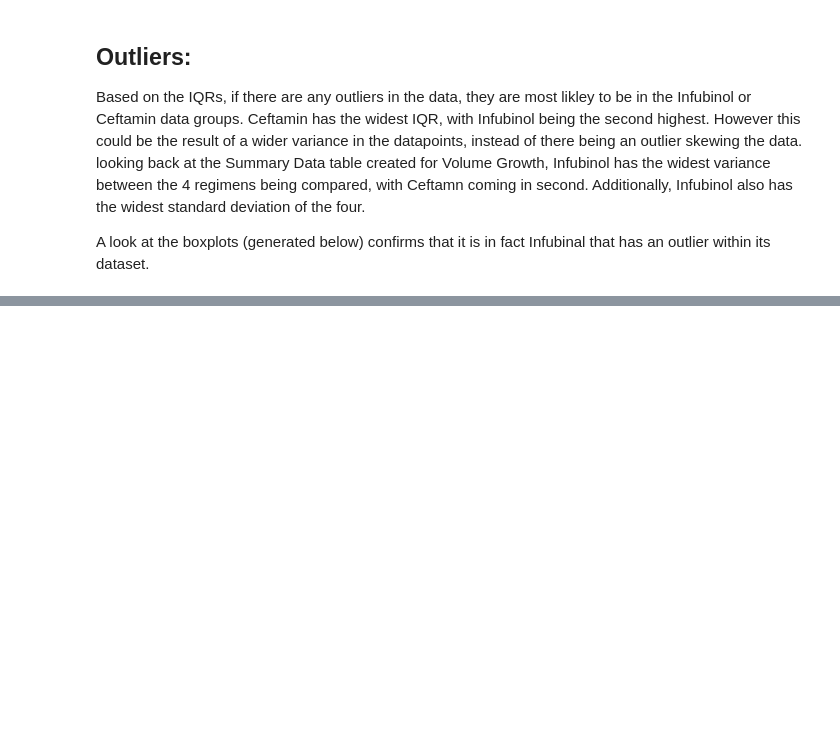
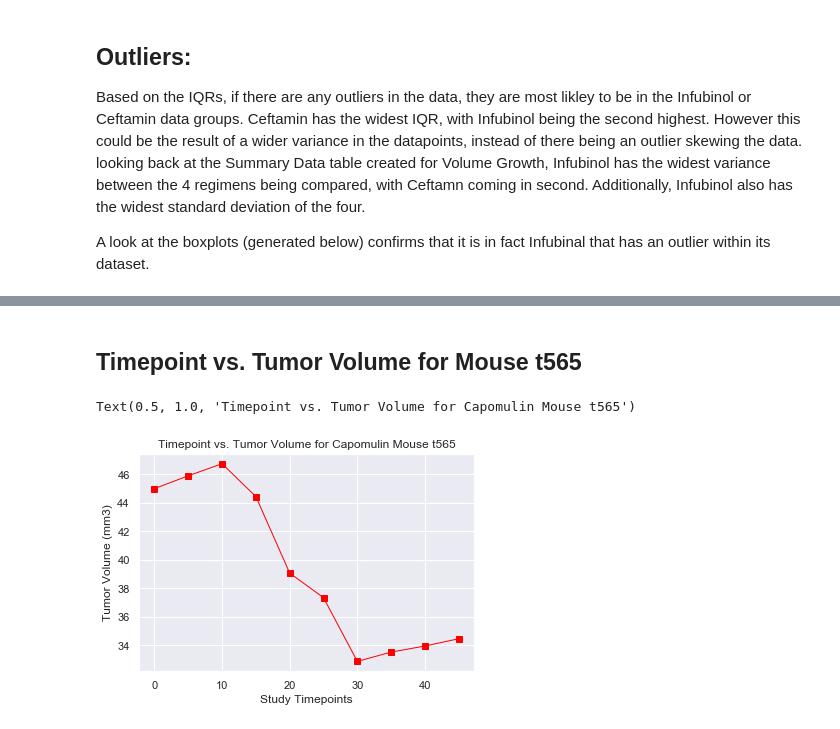
Before and after one commit to patelpurvip/Pharma-mouse-data, a Jupyter notebook: Pharma-mouse-data-FINAL.ipynb, the cells around one changed output, grey strips where cells are left out. Cells and saved outputs as stored; diff of their text form; code cells hidden in the pictures; blank space fills up the shorter version.

Commit message:
mouse t565

```diff
--- a/Pharma-mouse-data-FINAL.ipynb
+++ b/Pharma-mouse-data-FINAL.ipynb
@@ -212,0 +213,16 @@ plt.show()
+# %% [markdown]
+## Timepoint vs. Tumor Volume for Mouse t565
+# %%
+# CALCULATE VARIABLES........................................................................................
+t565_data = mouse_study_dataset.loc[mouse_study_dataset["Mouse ID"] == "t565",:]
+t565_timepoints = t565_data["Timepoint"]
+t565_volume = round(t565_data["Tumor Volume (mm3)"],2)
+
+# PLOT GRAPH.................................................................................................
+Capomulin_y565 = plt.plot(t565_timepoints, t565_volume, marker="s", color="Red", linewidth=1, label="Tumor Volume")
+plt.xlabel('Study Timepoints')
+plt.ylabel('Tumor Volume (mm3)')
+plt.title('Timepoint vs. Tumor Volume for Capomulin Mouse t565')
+# %% [output]
+Text(0.5, 1.0, 'Timepoint vs. Tumor Volume for Capomulin Mouse t565')
+[figure, added]
```
Also changed, not shown: parts of 1 cell of this notebook.
